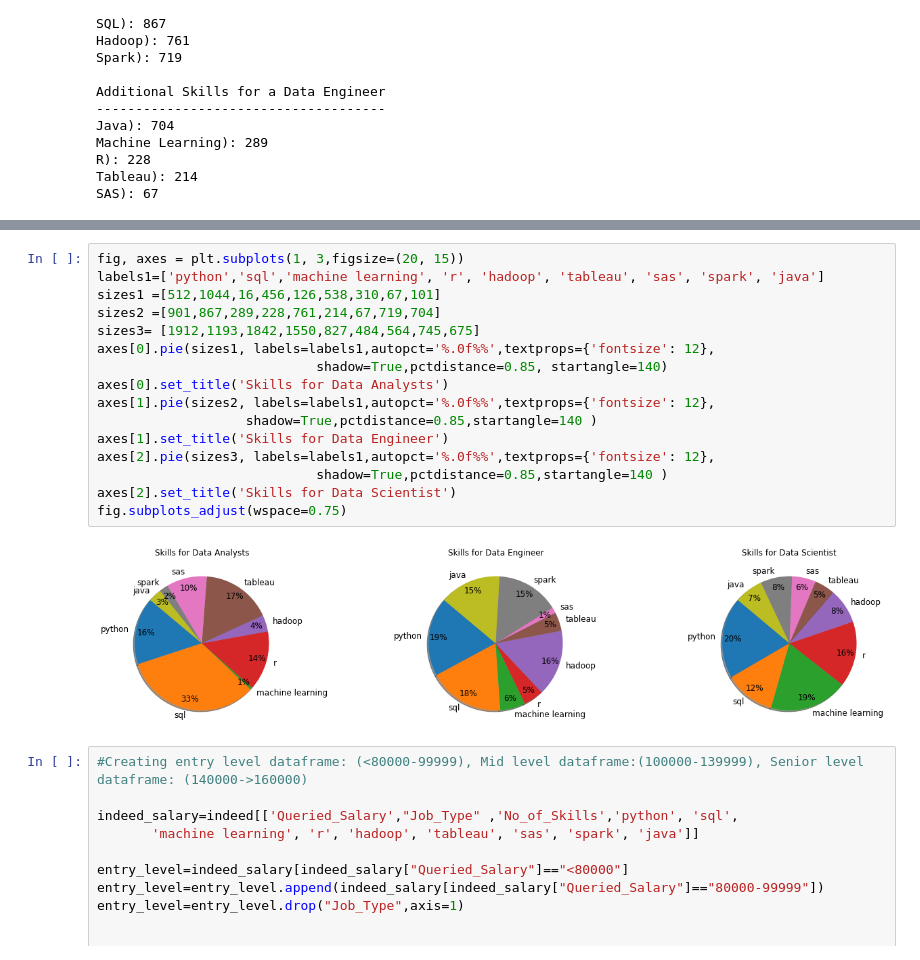
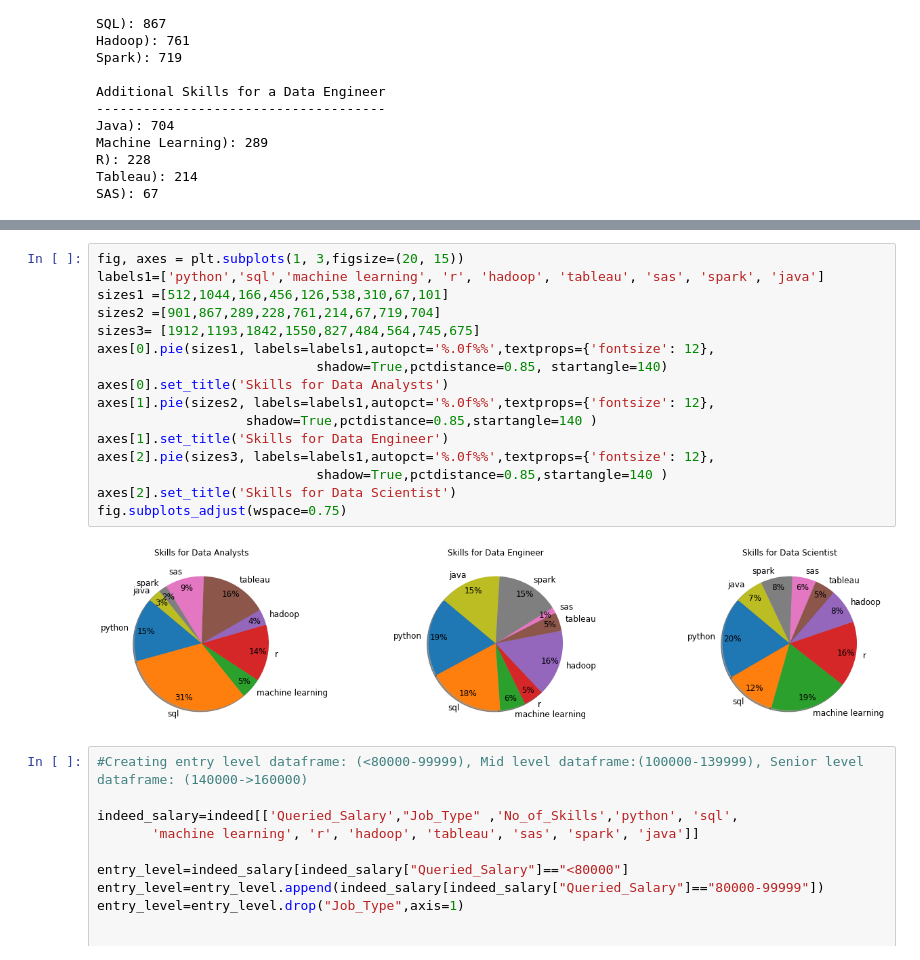
Before and after one commit to GitGTBoot/Project-1, a Jupyter notebook: Project 1.ipynb, the cells around one changed output, grey strips where cells are left out. Saved outputs shown, nothing was run; the diff lists cells and outputs as text.

```diff
--- a/Project 1.ipynb
+++ b/Project 1.ipynb
@@ -433,21 +443,21 @@ Tableau): 484
 # %%
 fig, axes = plt.subplots(1, 3,figsize=(20, 15))
 labels1=['python','sql','machine learning', 'r', 'hadoop', 'tableau', 'sas', 'spark', 'java']
-sizes1 =[512,1044,16,456,126,538,310,67,101]
+sizes1 =[512,1044,166,456,126,538,310,67,101]
 sizes2 =[901,867,289,228,761,214,67,719,704]
 sizes3= [1912,1193,1842,1550,827,484,564,745,675]
 axes[0].pie(sizes1, labels=labels1,autopct='%.0f%%',textprops={'fontsize': 12},
                             shadow=True,pctdistance=0.85, startangle=140)
 axes[0].set_title('Skills for Data Analysts')
 axes[1].pie(sizes2, labels=labels1,autopct='%.0f%%',textprops={'fontsize': 12},
                    shadow=True,pctdistance=0.85,startangle=140 )
 axes[1].set_title('Skills for Data Engineer')
 axes[2].pie(sizes3, labels=labels1,autopct='%.0f%%',textprops={'fontsize': 12},
                             shadow=True,pctdistance=0.85,startangle=140 )
 axes[2].set_title('Skills for Data Scientist')
 fig.subplots_adjust(wspace=0.75)
 # %% [output]
-[figure, old version]
+[figure, new version]
 # %%
 #Creating entry level dataframe: (<80000-99999), Mid level dataframe:(100000-139999), Senior level dataframe: (140000->160000)
 
```
Also changed, not shown: parts of 6 cells of this notebook.
